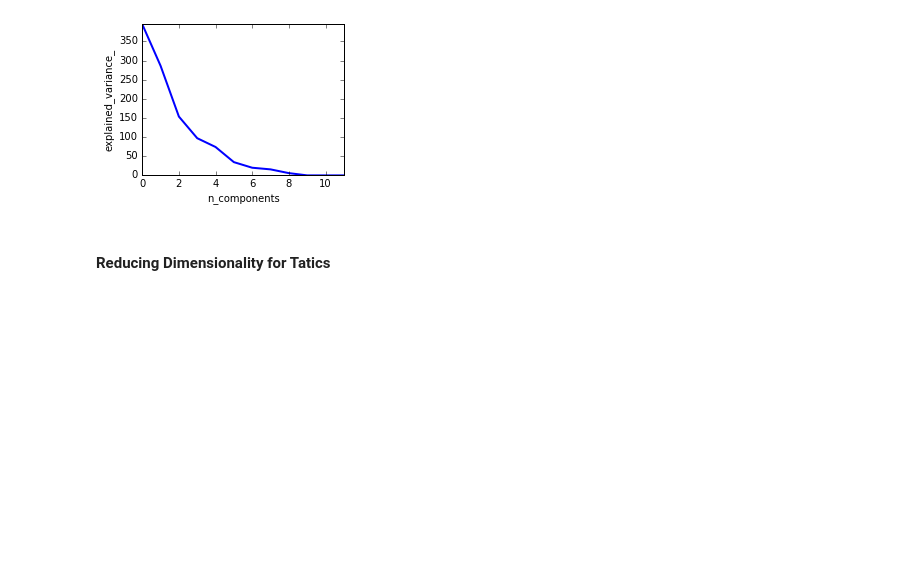
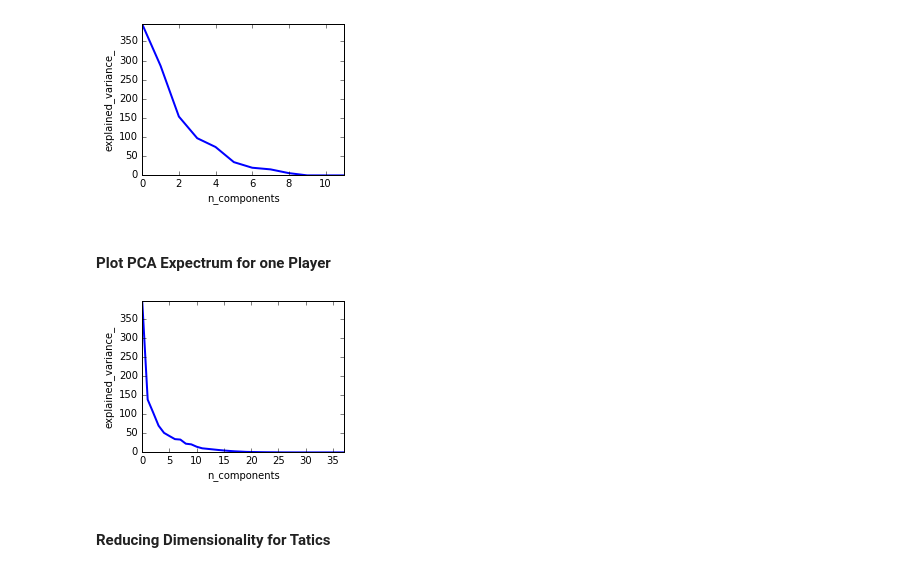
Before and after one commit to hugdiniz/SoccerMiningLeague, a Jupyter notebook: src/predict result one league one season with players.ipynb, the cells around one changed output. Drawn from its saved outputs; the diff is of its cells as text; code cells hidden in the pictures; blank space fills up the shorter version.

Commit message:
ajust file 'predict result one league one season with players'

```diff
--- a/src/predict result one league one season with players.ipynb
+++ b/src/predict result one league one season with players.ipynb
@@ -30,7 +30,7 @@ from functions import *
 
 #### Reading from file
 # %%
-trainTest = np.loadtxt("../dataset/formated_files/matchs_teams_germany_league_2015_2016_formated.csv",delimiter=",")
+trainTest = np.loadtxt("../dataset/formated_files/matchs_teams_players_germany_league_2015_2016_formated.csv",delimiter=",")
 # %% [markdown]
 #### Recover output
 # %%
@@ -51,6 +69,13 @@ homeRateTeam = trainTest[:,[47,48,49,50,51,52,53,54,55,56,57,58]]
 plotPCASpectrum(homeRateTeam)
 # %% [output]
 [figure]
+# %% [markdown]
+#### Plot PCA Expectrum for one Player
+# %%
+homeRateTeam = trainTest[:,71:109]
+plotPCASpectrum(homeRateTeam)
+# %% [output]
+[figure, added]
 # %% [markdown]
 #### Reducing Dimensionality for Tatics
 # %%
```
Also changed, not shown: parts of 1 cell of this notebook, 4 other files.
